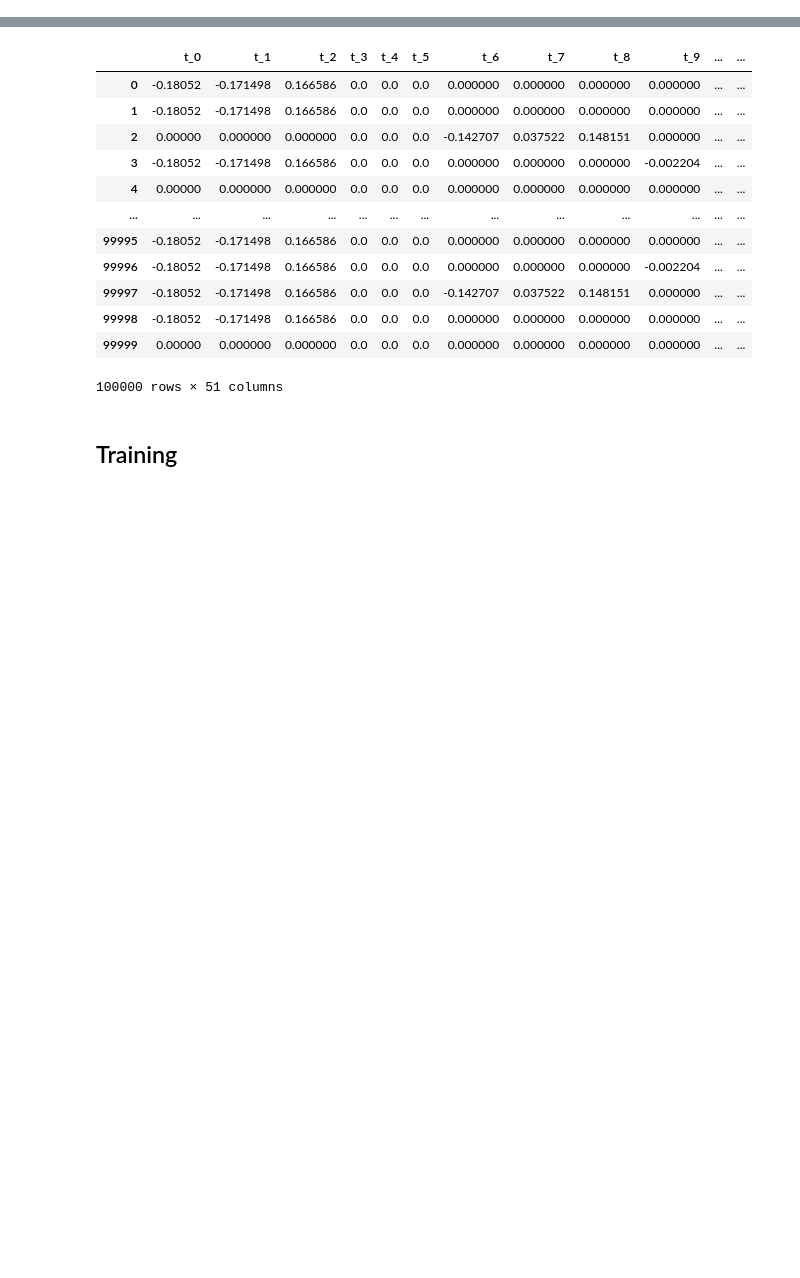
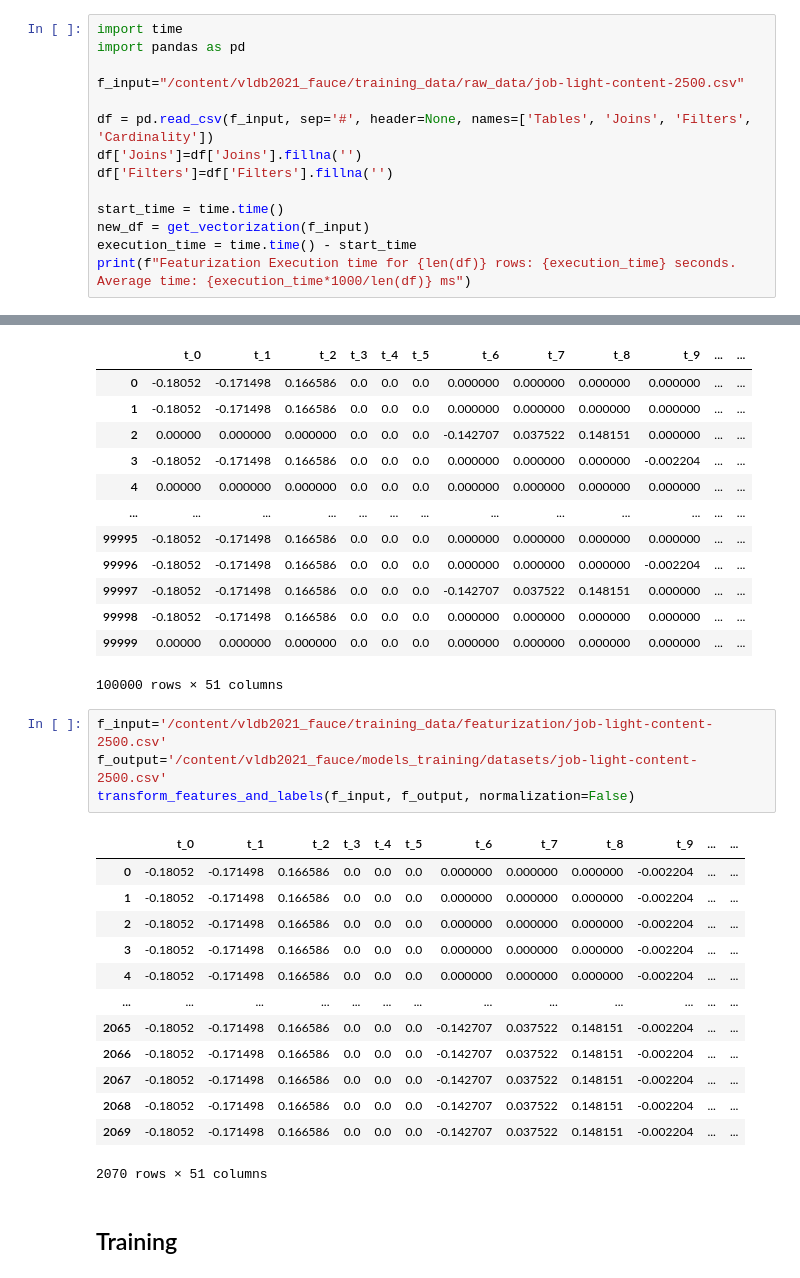
Before and after one commit to Erostrate9/vldb2021_fauce, a Jupyter notebook: colab_notebooks/Fauce.ipynb, the cells around one changed output, grey strips where cells are left out. Saved outputs shown, nothing was run; the diff lists cells and outputs as text; blank space fills up the shorter version.

```diff
--- a/colab_notebooks/Fauce.ipynb
+++ b/colab_notebooks/Fauce.ipynb
@@ -1552,3 +1559,17 @@ new_df.to_csv("/content/vldb2021_fauce/training_data/featurization/JobLight-trai
 f_input="/content/vldb2021_fauce/training_data/raw_data/job-light.csv"
 new_df = get_vectorization(f_input)
 new_df.to_csv("/content/vldb2021_fauce/training_data/featurization/job-light.csv", index=False)
+# %%
+import time
+import pandas as pd
+
+f_input="/content/vldb2021_fauce/training_data/raw_data/job-light-content-2500.csv"
+
+df = pd.read_csv(f_input, sep='#', header=None, names=['Tables', 'Joins', 'Filters', 'Cardinality'])
+df['Joins']=df['Joins'].fillna('')
+df['Filters']=df['Filters'].fillna('')
+
+start_time = time.time()
+new_df = get_vectorization(f_input)
+execution_time = time.time() - start_time
+print(f"Featurization Execution time for {len(df)} rows: {execution_time} seconds. Average time: {execution_time*1000/len(df)} ms")
@@ -1727,6 +1757,24 @@ transform_features_and_labels(f_input, f_output, normalization=False)
 | 99998 | -0.18052 | -0.171498 | 0.166586 | 0.0 | 0.0 | 0.0 | 0.000000 | 0.000000 | 0.000000 | 0.000000 | ... | ... |
 | 99999 | 0.00000 | 0.000000 | 0.000000 | 0.0 | 0.0 | 0.0 | 0.000000 | 0.000000 | 0.000000 | 0.000000 | ... | ... |
 100000 rows × 51 columns
+# %%
+f_input='/content/vldb2021_fauce/training_data/featurization/job-light-content-2500.csv'
+f_output='/content/vldb2021_fauce/models_training/datasets/job-light-content-2500.csv'
+transform_features_and_labels(f_input, f_output, normalization=False)
+# %% [output]
+|  | t_0 | t_1 | t_2 | t_3 | t_4 | t_5 | t_6 | t_7 | t_8 | t_9 | ... | ... |
+| 0 | -0.18052 | -0.171498 | 0.166586 | 0.0 | 0.0 | 0.0 | 0.000000 | 0.000000 | 0.000000 | -0.002204 | ... | ... |
+| 1 | -0.18052 | -0.171498 | 0.166586 | 0.0 | 0.0 | 0.0 | 0.000000 | 0.000000 | 0.000000 | -0.002204 | ... | ... |
+| 2 | -0.18052 | -0.171498 | 0.166586 | 0.0 | 0.0 | 0.0 | 0.000000 | 0.000000 | 0.000000 | -0.002204 | ... | ... |
+| 3 | -0.18052 | -0.171498 | 0.166586 | 0.0 | 0.0 | 0.0 | 0.000000 | 0.000000 | 0.000000 | -0.002204 | ... | ... |
+| 4 | -0.18052 | -0.171498 | 0.166586 | 0.0 | 0.0 | 0.0 | 0.000000 | 0.000000 | 0.000000 | -0.002204 | ... | ... |
+| ... | ... | ... | ... | ... | ... | ... | ... | ... | ... | ... | ... | ... |
+| 2065 | -0.18052 | -0.171498 | 0.166586 | 0.0 | 0.0 | 0.0 | -0.142707 | 0.037522 | 0.148151 | -0.002204 | ... | ... |
+| 2066 | -0.18052 | -0.171498 | 0.166586 | 0.0 | 0.0 | 0.0 | -0.142707 | 0.037522 | 0.148151 | -0.002204 | ... | ... |
+| 2067 | -0.18052 | -0.171498 | 0.166586 | 0.0 | 0.0 | 0.0 | -0.142707 | 0.037522 | 0.148151 | -0.002204 | ... | ... |
+| 2068 | -0.18052 | -0.171498 | 0.166586 | 0.0 | 0.0 | 0.0 | -0.142707 | 0.037522 | 0.148151 | -0.002204 | ... | ... |
+| 2069 | -0.18052 | -0.171498 | 0.166586 | 0.0 | 0.0 | 0.0 | -0.142707 | 0.037522 | 0.148151 | -0.002204 | ... | ... |
+2070 rows × 51 columns
 # %% [markdown]
 ## Training
 # %%
```
Also changed, not shown: parts of 12 cells of this notebook, 8 other files.
